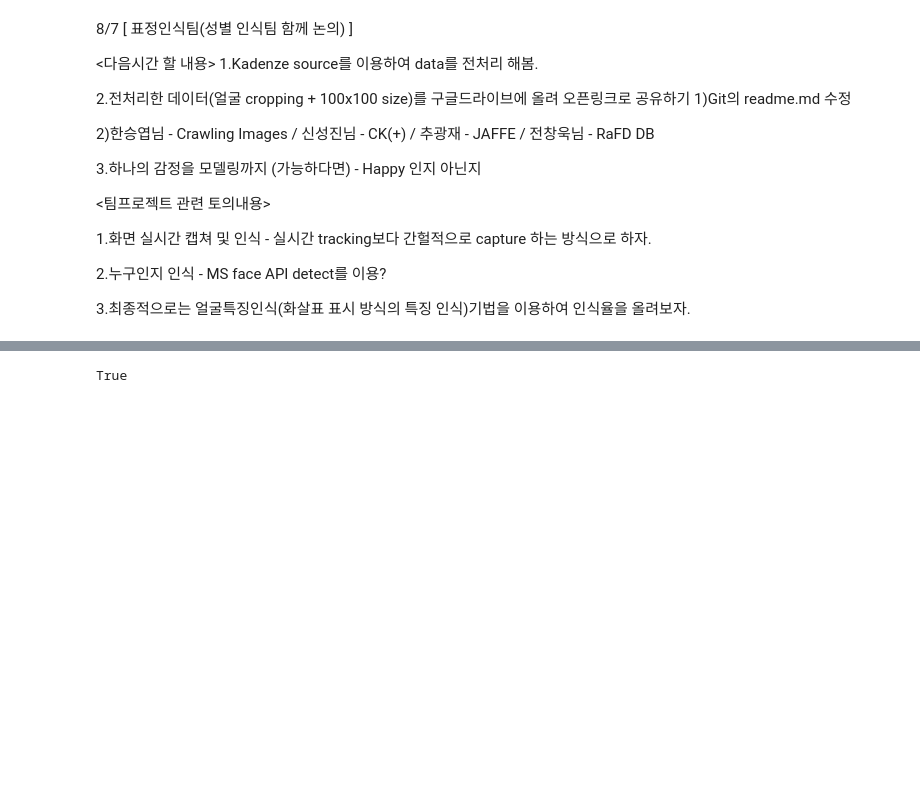
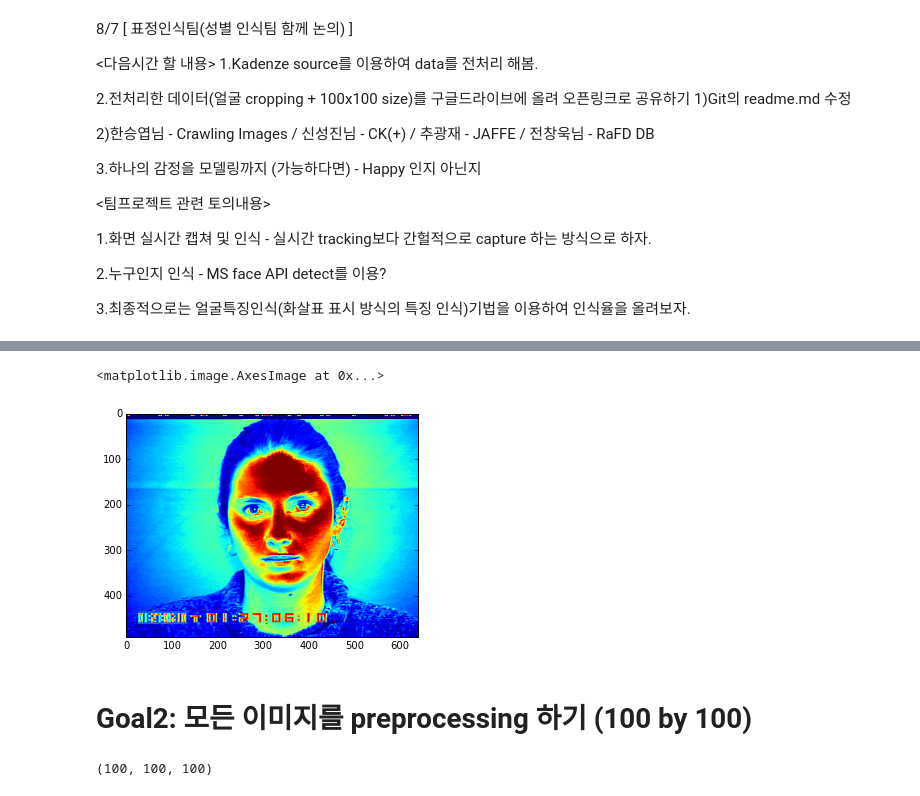
Before and after one commit to rainmaker712/Modu_Image, a Jupyter notebook: emo_ver0.1.ipynb, the cells around one changed output, grey strips where cells are left out. Cells and saved outputs as stored; diff of their text form; code cells hidden in the pictures; blank space fills up the shorter version.

```diff
--- a/emo_ver0.1.ipynb
+++ b/emo_ver0.1.ipynb
@@ -66,8 +78,28 @@ os.path.splitext(filename) - 확장자와 나머지 분리
 # %%
 #'/media/ryan/Windows_D/CK_CK+/CK/cohn-kanade'
-# Goal: 파일 폴더 안에 있는 이미지를 찾아서 로드
+
 import os
-image_folder = '/media/ryan/Windows_D/CK_CK+/CK/cohn-kanade'
-os.path.exists(image_folder)
+ck_folder = '/media/ryan/Windows_D/CK_CK+/CK/cohn-kanade/'
+os.path.exists(ck_folder)
+os.chdir(ck_folder)
-# %% [output]
-True
+# %%
+#모든 이미지 찾아서 저장하기
+
+ck_files = [os.path.join(root, name)
+             for root, dirs, files in os.walk(image_folder)
+             for name in files
+             if name.endswith((".png", ".jpg"))]
+# %%
+#image display
+
+import matplotlib.pyplot as plt
+%matplotlib inline
+import numpy as np
+
+img = plt.imread(ck_files[1])
+plt.imshow(img)
+# %% [output]
+<matplotlib.image.AxesImage at 0x...>
+[figure, added]
+# %% [markdown]
+# Goal2: 모든 이미지를 preprocessing 하기 (100 by 100)
@@ -73,0 +175,4 @@ True
+# %%
+imgs.shape
+# %% [output]
+(100, 100, 100)
```
Also changed, not shown: parts of 5 cells of this notebook, 2 other files.
